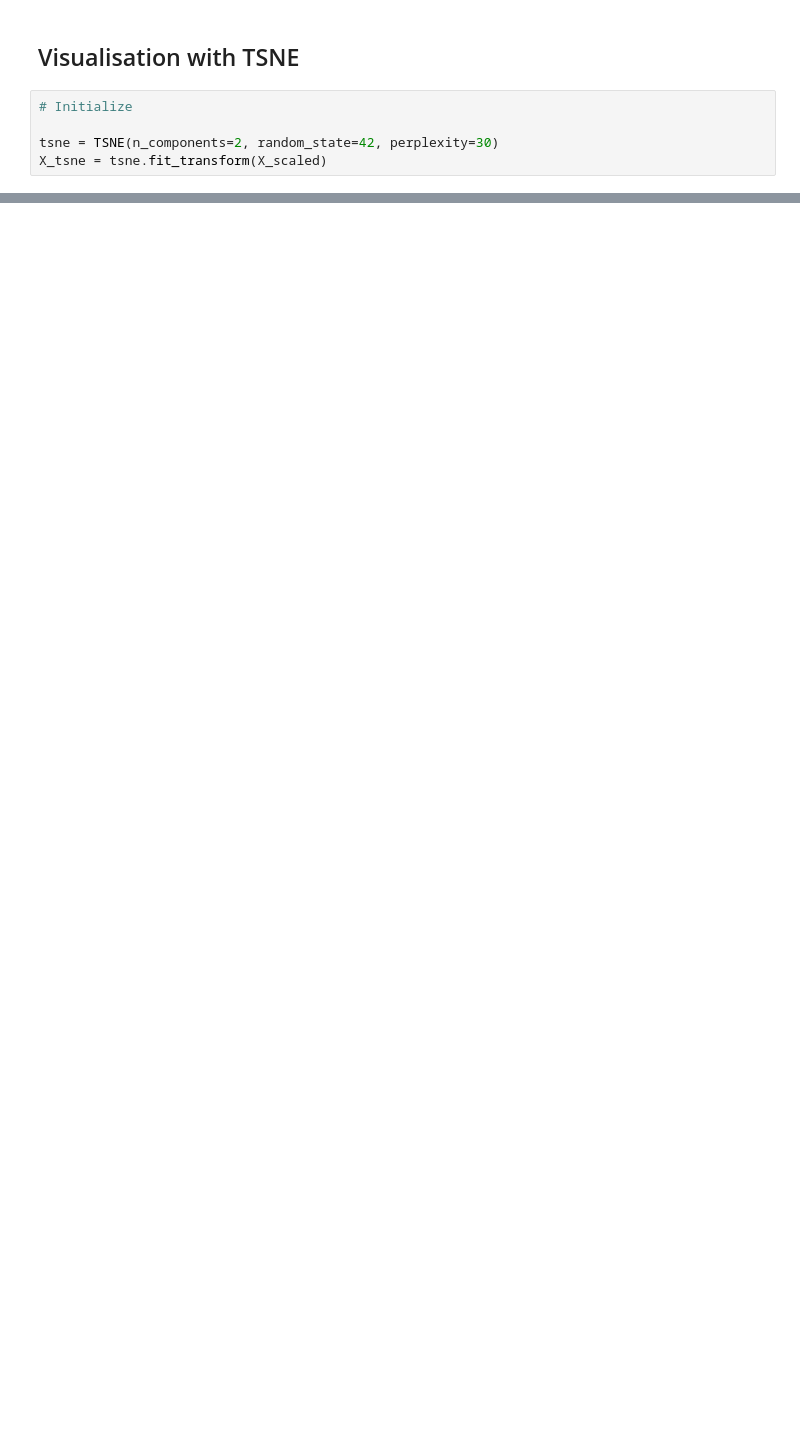
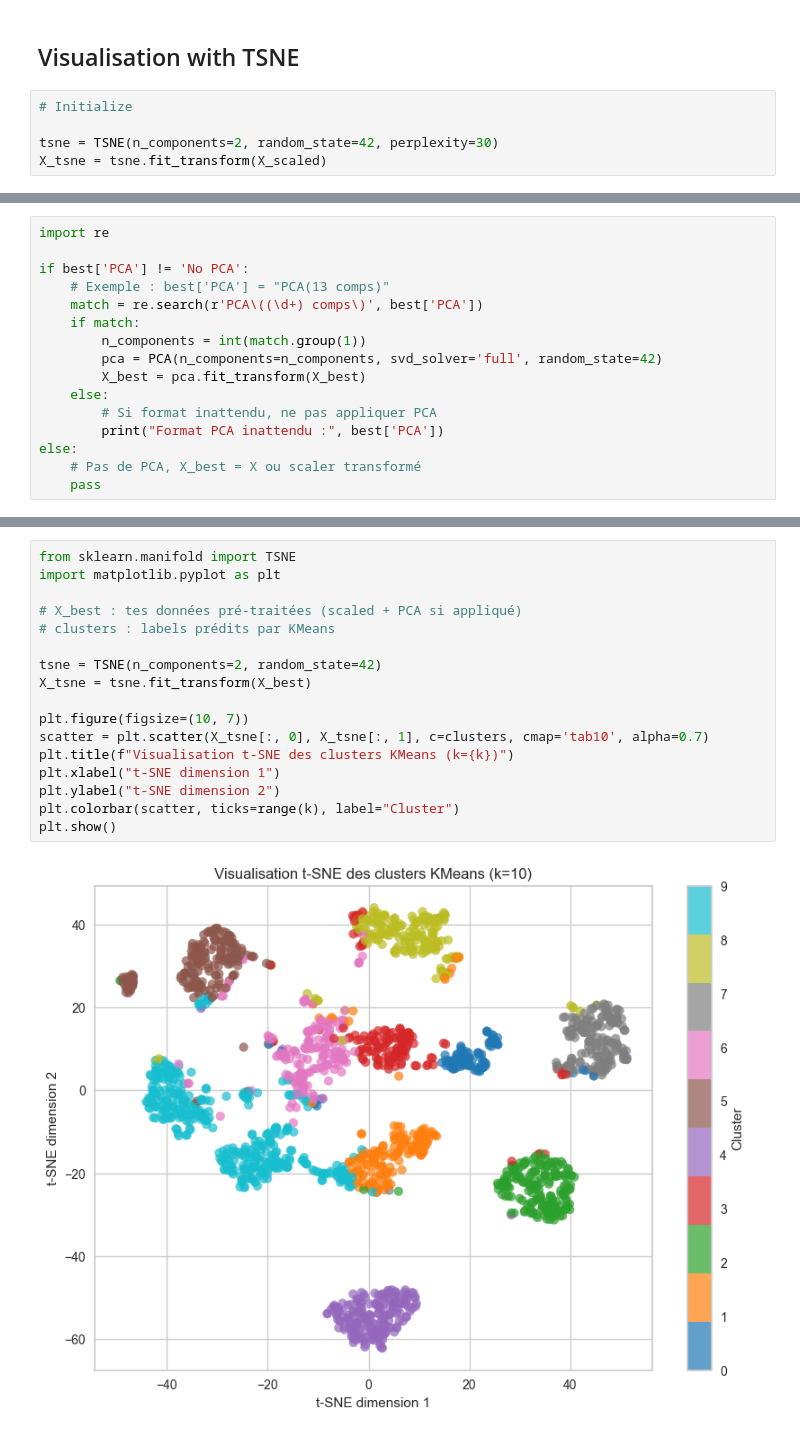
Before and after one commit to YATABARE-Cheikna-Amala/Travaux-pratique-du-cours-de-Machine-Learning-sur-le-Clustering, a Jupyter notebook: clustering.ipynb, the cells around one changed output, grey strips where cells are left out. Drawn from its saved outputs; the diff is of its cells as text; blank space fills up the shorter version.

```diff
--- a/clustering.ipynb
+++ b/clustering.ipynb
@@ -433,0 +993,16 @@ visualisation du meuilleur modele
+# %%
+import re
+
+if best['PCA'] != 'No PCA':
+    # Exemple : best['PCA'] = "PCA(13 comps)"
+    match = re.search(r'PCA\((\d+) comps\)', best['PCA'])
+    if match:
+        n_components = int(match.group(1))
+        pca = PCA(n_components=n_components, svd_solver='full', random_state=42)
+        X_best = pca.fit_transform(X_best)
+    else:
+        # Si format inattendu, ne pas appliquer PCA
+        print("Format PCA inattendu :", best['PCA'])
+else:
+    # Pas de PCA, X_best = X ou scaler transformé
+    pass
@@ -433,0 +1144,19 @@ visualisation du meuilleur modele
+# %%
+from sklearn.manifold import TSNE
+import matplotlib.pyplot as plt
+
+# X_best : tes données pré-traitées (scaled + PCA si appliqué)
+# clusters : labels prédits par KMeans
+
+tsne = TSNE(n_components=2, random_state=42)
+X_tsne = tsne.fit_transform(X_best)
+
+plt.figure(figsize=(10, 7))
+scatter = plt.scatter(X_tsne[:, 0], X_tsne[:, 1], c=clusters, cmap='tab10', alpha=0.7)
+plt.title(f"Visualisation t-SNE des clusters KMeans (k={k})")
+plt.xlabel("t-SNE dimension 1")
+plt.ylabel("t-SNE dimension 2")
+plt.colorbar(scatter, ticks=range(k), label="Cluster")
+plt.show()
+# %% [output]
+[figure, added]
```
Also changed, not shown: parts of 34 cells of this notebook.
